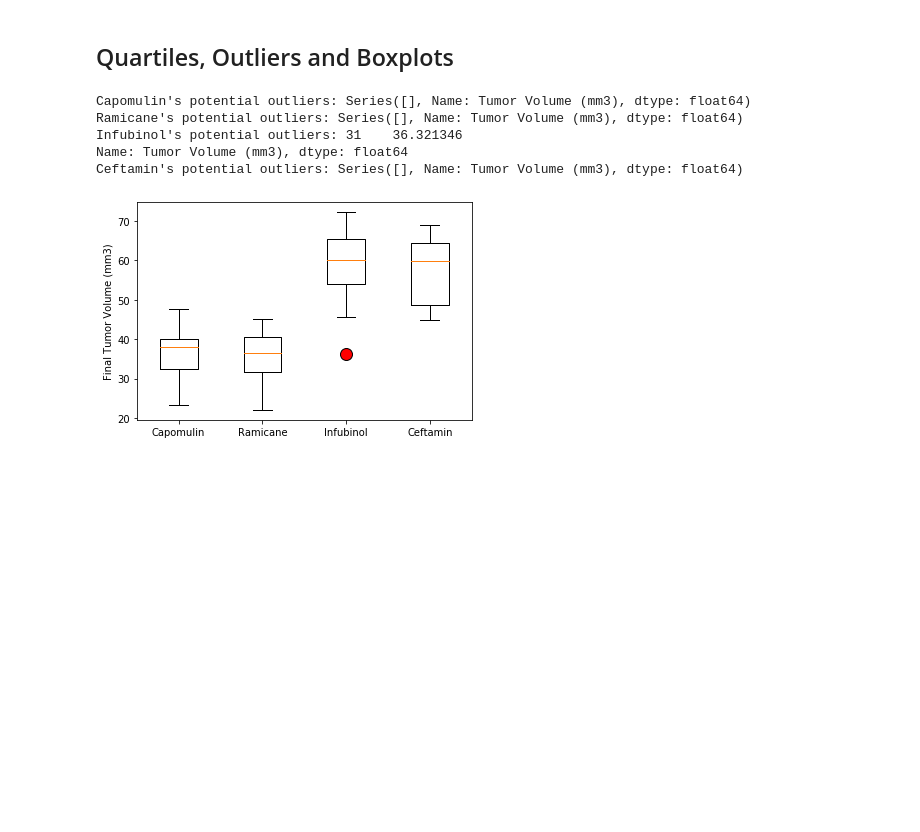
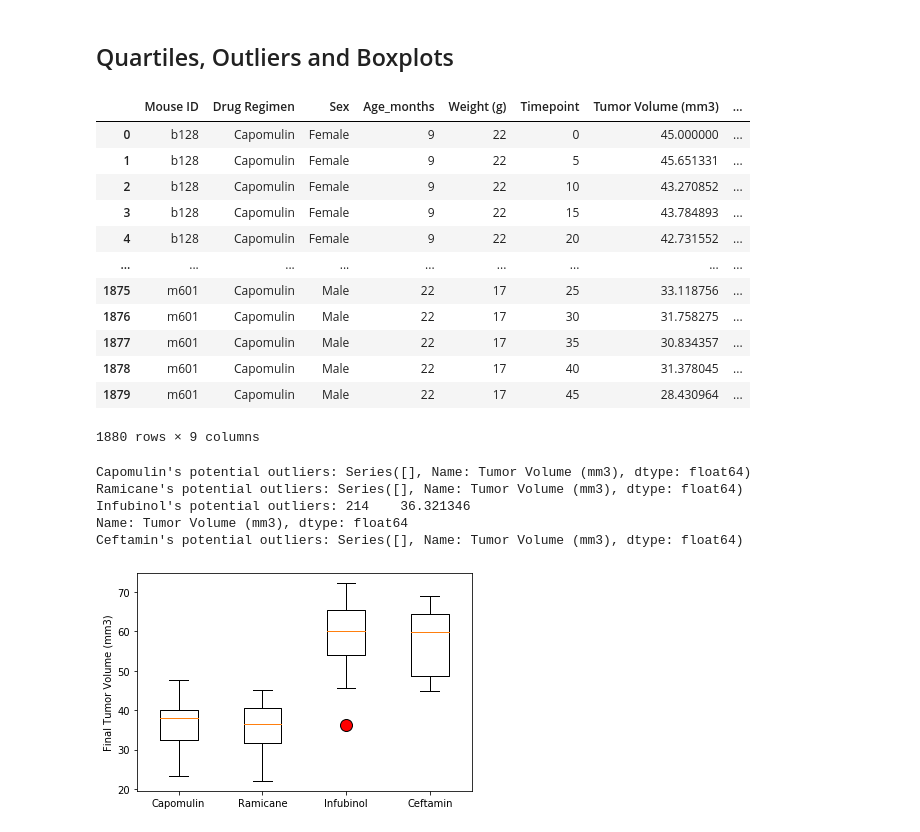
Before and after one commit to m-lohr/matplotlib-challenge, a Jupyter notebook: Pymaceuticals/pymaceuticals.ipynb, the cells around one changed output. Saved outputs shown, nothing was run; the diff lists cells and outputs as text; code cells hidden in the pictures; blank space fills up the shorter version.

Commit message:
Determined outliers

```diff
--- a/Pymaceuticals/pymaceuticals.ipynb
+++ b/Pymaceuticals/pymaceuticals.ipynb
@@ -191,32 +191,65 @@ plt.show()
 # %%
 # Calculate the final tumor volume of each mouse across four of the treatment regimens:
 # Capomulin, Ramicane, Infubinol, and Ceftamin
 
 # Start by getting the last (greatest) timepoint for each mouse
-
+max_time_df = pd.DataFrame(clean_df.groupby("Mouse ID")["Timepoint"].max()).reset_index().rename(columns={"Timepoint": "Max_Timepoint"})
+#max_time_df
 
 # Merge this group df with the original DataFrame to get the tumor volume at the last timepoint
+merged_df = pd.merge(clean_df, max_time_df)
+merged_df
+# %% [output]
+|  | Mouse ID | Drug Regimen | Sex | Age_months | Weight (g) | Timepoint | Tumor Volume (mm3) | ... |
+| 0 | b128 | Capomulin | Female | 9 | 22 | 0 | 45.000000 | ... |
+| 1 | b128 | Capomulin | Female | 9 | 22 | 5 | 45.651331 | ... |
+| 2 | b128 | Capomulin | Female | 9 | 22 | 10 | 43.270852 | ... |
+| 3 | b128 | Capomulin | Female | 9 | 22 | 15 | 43.784893 | ... |
+| 4 | b128 | Capomulin | Female | 9 | 22 | 20 | 42.731552 | ... |
+| ... | ... | ... | ... | ... | ... | ... | ... | ... |
+| 1875 | m601 | Capomulin | Male | 22 | 17 | 25 | 33.118756 | ... |
+| 1876 | m601 | Capomulin | Male | 22 | 17 | 30 | 31.758275 | ... |
+| 1877 | m601 | Capomulin | Male | 22 | 17 | 35 | 30.834357 | ... |
+| 1878 | m601 | Capomulin | Male | 22 | 17 | 40 | 31.378045 | ... |
+| 1879 | m601 | Capomulin | Male | 22 | 17 | 45 | 28.430964 | ... |
+1880 rows × 9 columns
 # %%
 # Put treatments into a list for for loop (and later for plot labels)
-
+four_drugs = ["Capomulin", "Ramicane", "Infubinol", "Ceftamin"]
 
 # Create empty list to fill with tumor vol data (for plotting)
-
+tumor_vol_data = []
 
 # Calculate the IQR and quantitatively determine if there are any potential outliers.
+for drug in four_drugs:
 
+    df1 = merged_df.loc[merged_df["Drug Regimen"] == drug]
+    tumor_vol_df = df1.loc[df1["Timepoint"] == df1["Max_Timepoint"]]
 
     # Locate the rows which contain mice on each drug and get the tumor volumes
-
+    vol_by_mouse = tumor_vol_df["Tumor Volume (mm3)"]
 
     # add subset
-
+    tumor_vol_data.append(vol_by_mouse)
 
     # Determine outliers using upper and lower bounds
+    quartiles = vol_by_mouse.quantile([.25,.5,.75])
+    lowerq = quartiles[0.25]
+    upperq = quartiles[0.75]
+    iqr = upperq-lowerq
+    lower_bound = lowerq - (1.5*iqr)
+    upper_bound = upperq + (1.5*iqr)
+
+    #outliers = outliers = df[((df<(q1-1.5*IQR)) | (df>(q3+1.5*IQR)))]
+
+    outliers = (vol_by_mouse.loc[(tumor_vol_df['Tumor Volume (mm3)'] >= upper_bound) |
+                                        (tumor_vol_df['Tumor Volume (mm3)'] <= lower_bound)])
+
+    print(f"{drug}'s potential outliers: {outliers}")
 # %% [output]
 Capomulin's potential outliers: Series([], Name: Tumor Volume (mm3), dtype: float64)
 Ramicane's potential outliers: Series([], Name: Tumor Volume (mm3), dtype: float64)
-Infubinol's potential outliers: 31    36.321346
+Infubinol's potential outliers: 214    36.321346
 Name: Tumor Volume (mm3), dtype: float64
 Ceftamin's potential outliers: Series([], Name: Tumor Volume (mm3), dtype: float64)
 # %%
```
Also changed, not shown: 1 other file.
